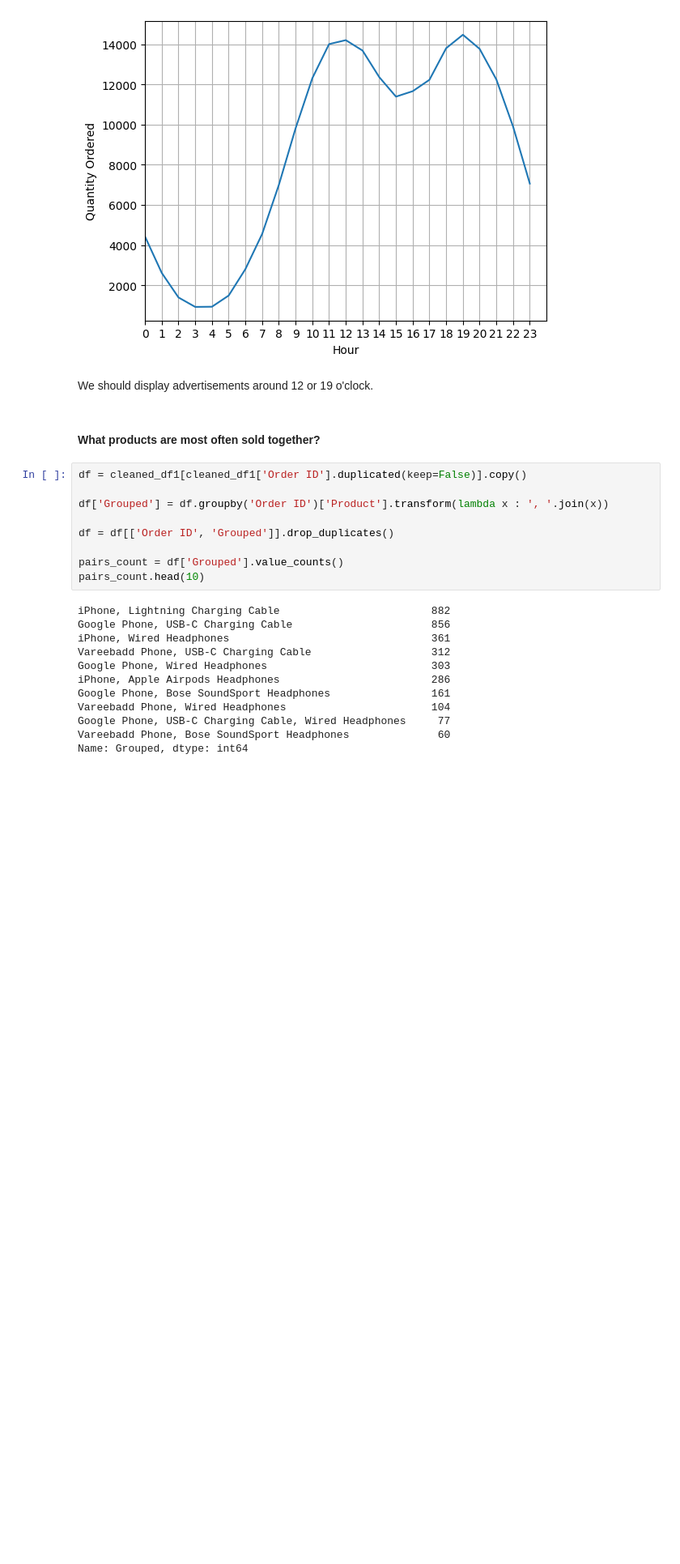
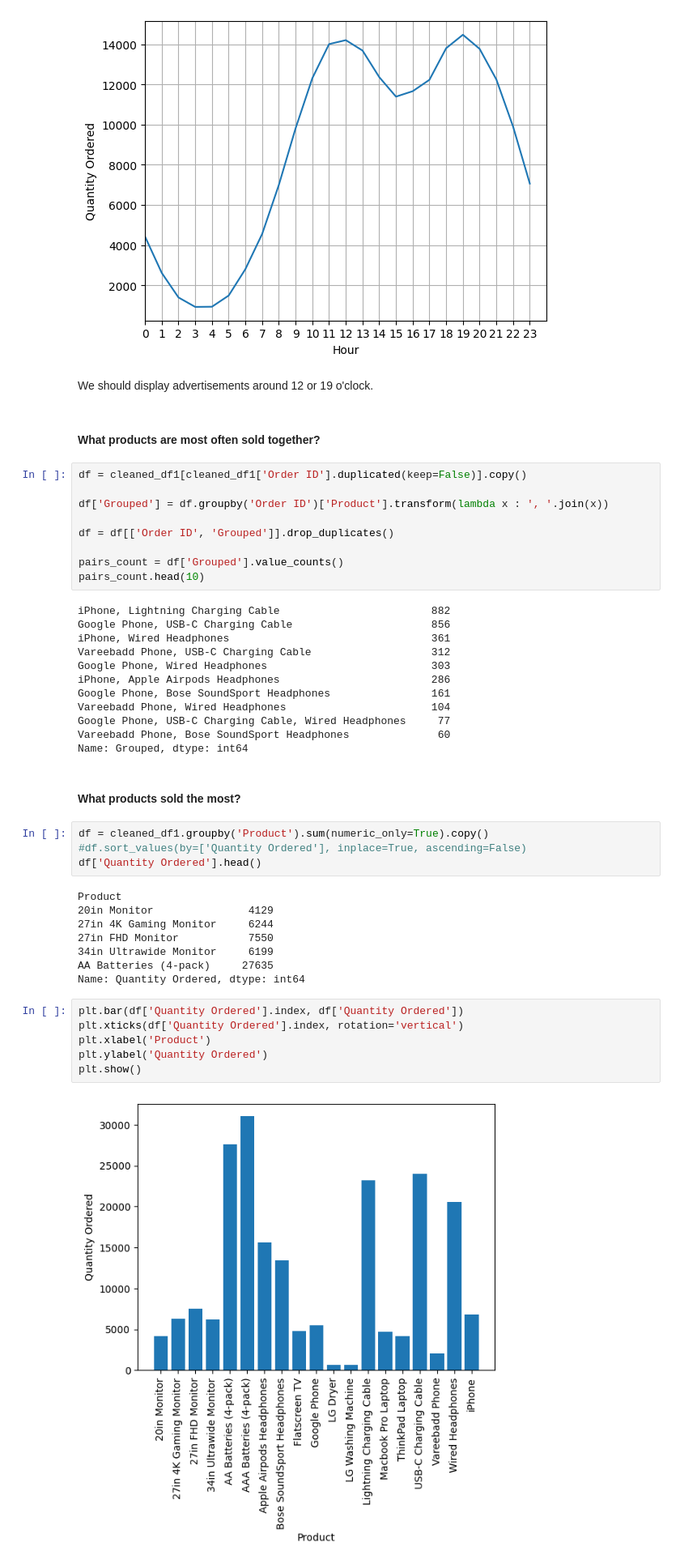
Before and after one commit to Timoth26/Sales-Analysis-training, a Jupyter notebook: SalesAnalysis/MySalesAnalysis.ipynb, the cells around one changed output. Shown at 81% size. Saved outputs shown, nothing was run; the diff lists cells and outputs as text; blank space fills up the shorter version.

```diff
--- a/SalesAnalysis/MySalesAnalysis.ipynb
+++ b/SalesAnalysis/MySalesAnalysis.ipynb
@@ -143,3 +143,25 @@ Vareebadd Phone, Wired Headphones                       104
 Google Phone, USB-C Charging Cable, Wired Headphones     77
 Vareebadd Phone, Bose SoundSport Headphones              60
 Name: Grouped, dtype: int64
+# %% [markdown]
+#### What products sold the most?
+# %%
+df = cleaned_df1.groupby('Product').sum(numeric_only=True).copy()
+#df.sort_values(by=['Quantity Ordered'], inplace=True, ascending=False)
+df['Quantity Ordered'].head()
+# %% [output]
+Product
+20in Monitor               4129
+27in 4K Gaming Monitor     6244
+27in FHD Monitor           7550
+34in Ultrawide Monitor     6199
+AA Batteries (4-pack)     27635
+Name: Quantity Ordered, dtype: int64
+# %%
+plt.bar(df['Quantity Ordered'].index, df['Quantity Ordered'])
+plt.xticks(df['Quantity Ordered'].index, rotation='vertical')
+plt.xlabel('Product')
+plt.ylabel('Quantity Ordered')
+plt.show()
+# %% [output]
+[figure, added]
```
Also changed, not shown: parts of 2 cells of this notebook.
